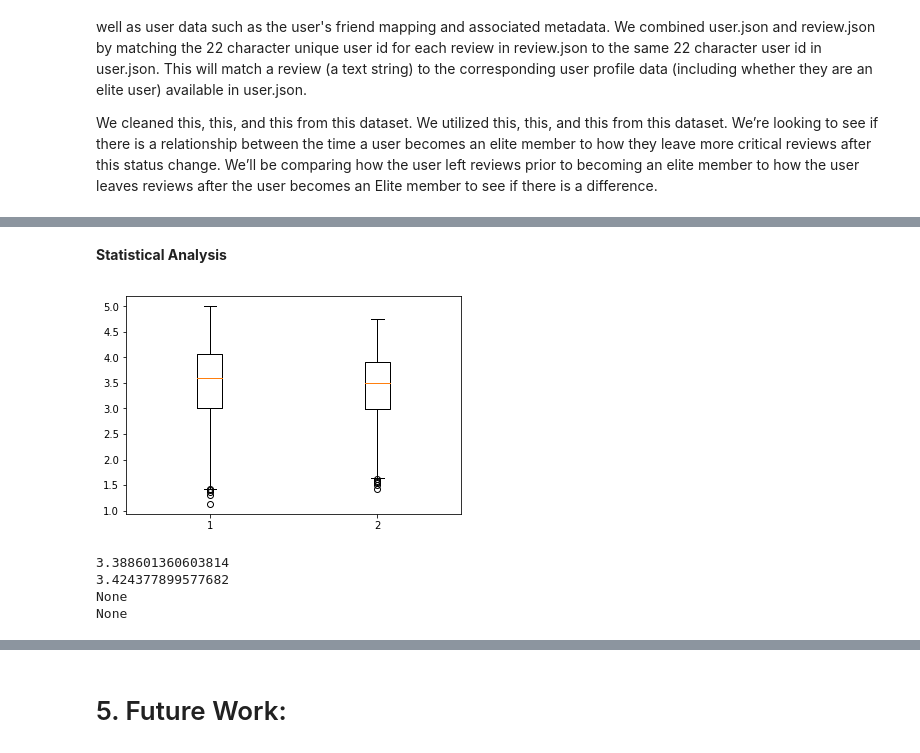
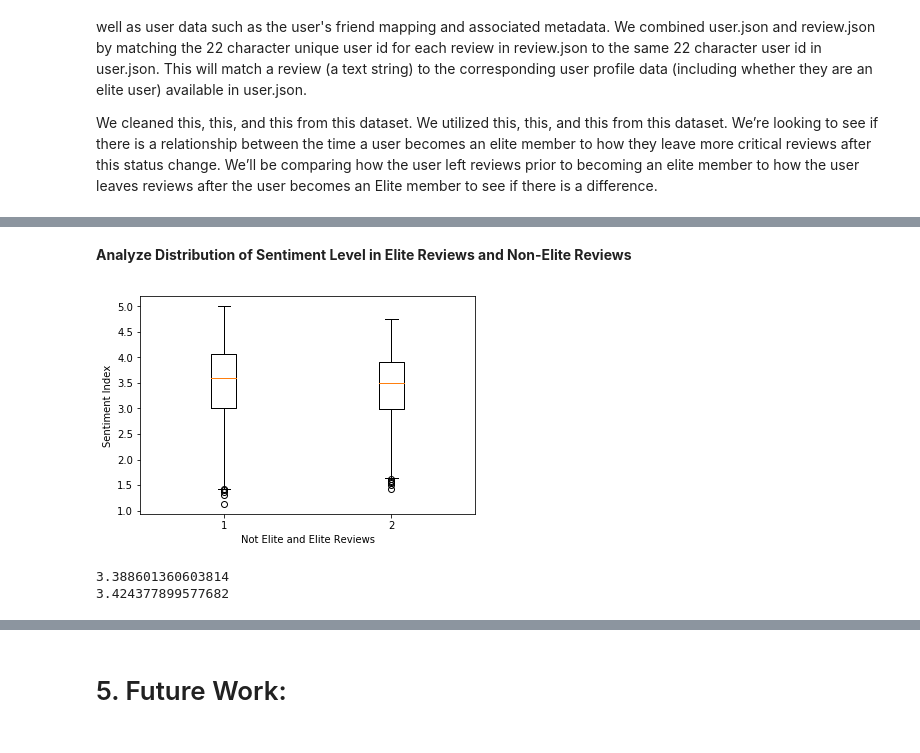
Before and after one commit to Acbaez/YelpReviewData, a Jupyter notebook: YelpProject108.ipynb, the cells around one changed output, grey strips where cells are left out. Cells and saved outputs as stored; diff of their text form; code cells hidden in the pictures.

```diff
--- a/YelpProject108.ipynb
+++ b/YelpProject108.ipynb
@@ -153,23 +189,25 @@ df.head(10)
-# %% [markdown]
-**Statistical Analysis**
+# %% [markdown]
+**Analyze Distribution of Sentiment Level in Elite Reviews and Non-Elite Reviews**
 # %%
-#boxplot
+#create and label boxplot
 elite_reviews = df.loc[df['Elite_Reviewer'] == True]['critical_index']
 reviews = df.loc[df['Elite_Reviewer'] == False]['critical_index']
 
 data = [reviews, elite_reviews]
 fig, ax = plt.subplots()
 ax.boxplot(data)
+ax.set_xlabel('Not Elite and Elite Reviews')
+ax.set_ylabel('Sentiment Index')
+
 plt.show()
 
+#calculate average sentiment among reviews
 elite_sentiment = np.mean(elite_reviews)
 not_elite_sentiment = np.mean(reviews)
 
 print(elite_sentiment)
 print(not_elite_sentiment)
 # %% [output]
-[figure, old version]
+[figure, new version]
 3.388601360603814
 3.424377899577682
-None
-None
```
Also changed, not shown: parts of 20 cells of this notebook.
